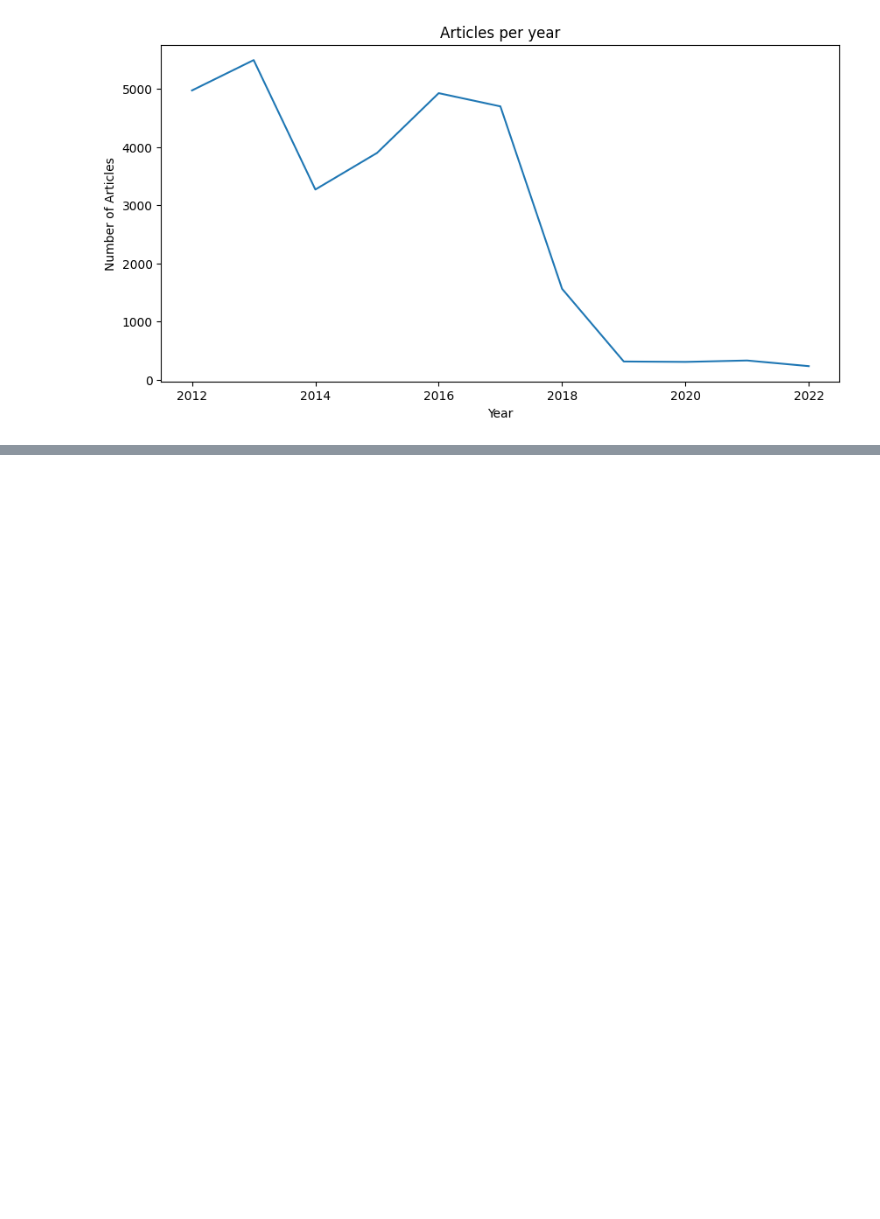
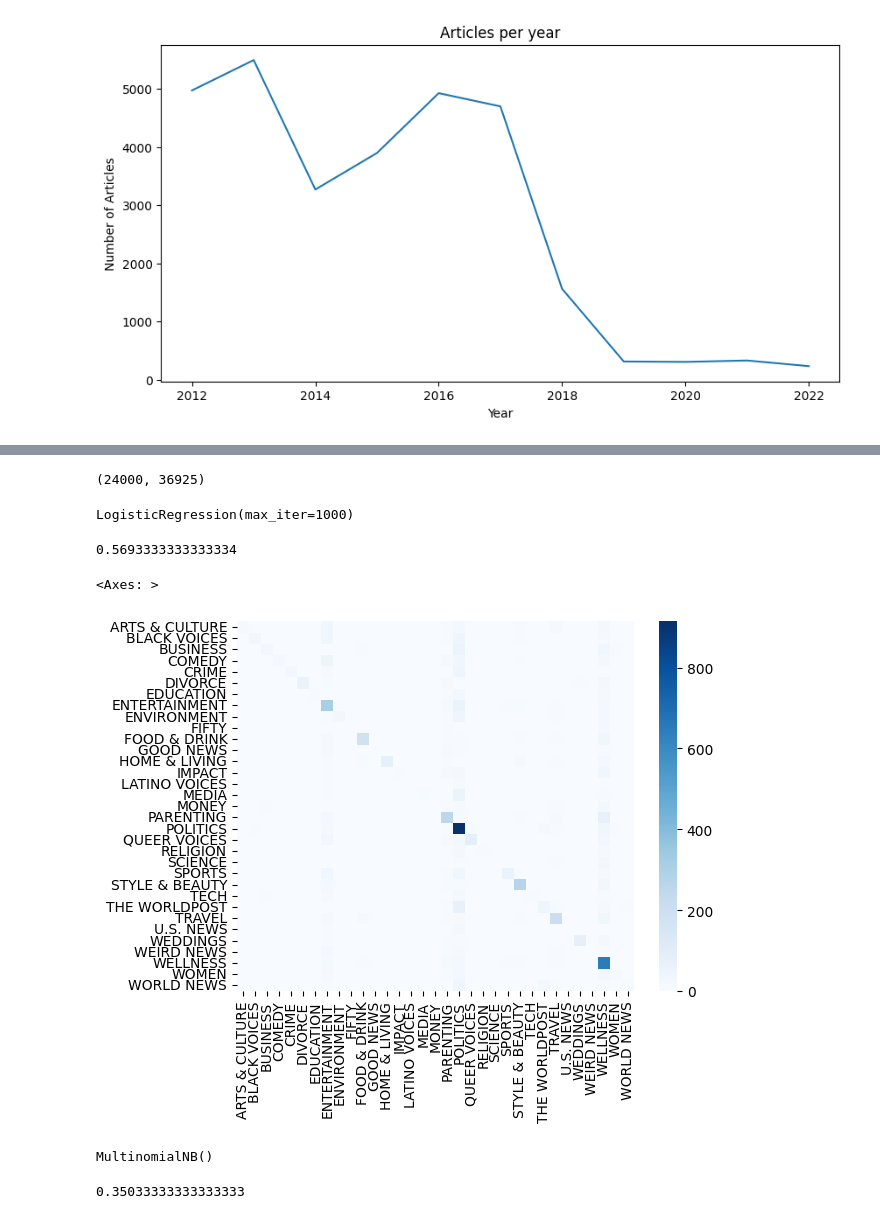
Before and after one commit to suruthi-ks/thiranex-internship, a Jupyter notebook: ThiranexDataScience.ipynb, the cells around one changed output, grey strips where cells are left out. Drawn from its saved outputs; the diff is of its cells as text; code cells hidden in the pictures; blank space fills up the shorter version.

```diff
--- a/ThiranexDataScience.ipynb
+++ b/ThiranexDataScience.ipynb
@@ -252,0 +267,39 @@ df_sample.to_csv("news_cleaned.csv", index=False)
+# %%
+X_train_vectors = vectorizer.fit_transform(X_train)
+X_test_vectors = vectorizer.transform(X_test)
+X_train_vectors.shape
+# %% [output]
+(24000, 36925)
+# %%
+from sklearn.linear_model import LogisticRegression
+LRModel = LogisticRegression(max_iter = 1000)
+LRModel.fit(X_train_vectors, y_train)
+# %% [output]
+LogisticRegression(max_iter=1000)
+# %%
+y_pred_lr = LRModel.predict(X_test_vectors)
+# %%
+from sklearn.metrics import accuracy_score
+accuracy_score(y_test, y_pred_lr)
+# %% [output]
+0.5693333333333334
+# %%
+from sklearn.metrics import confusion_matrix
+cm_lr = confusion_matrix(y_test, y_pred_lr)
+# %%
+import seaborn as sns
+sns.heatmap(cm_lr, xticklabels = LRModel.classes_, yticklabels = LRModel.classes_, annot = False, cmap = "Blues" )
+# %% [output]
+<Axes: >
+[figure, added]
+# %%
+from sklearn.naive_bayes import MultinomialNB
+NBModel = MultinomialNB()
+NBModel.fit(X_train_vectors, y_train)
+# %% [output]
+MultinomialNB()
+# %%
+y_pred_nb = NBModel.predict(X_test_vectors)
+accuracy_score(y_test, y_pred_nb)
+# %% [output]
+0.35033333333333333
```
Also changed, not shown: parts of 9 cells of this notebook.
